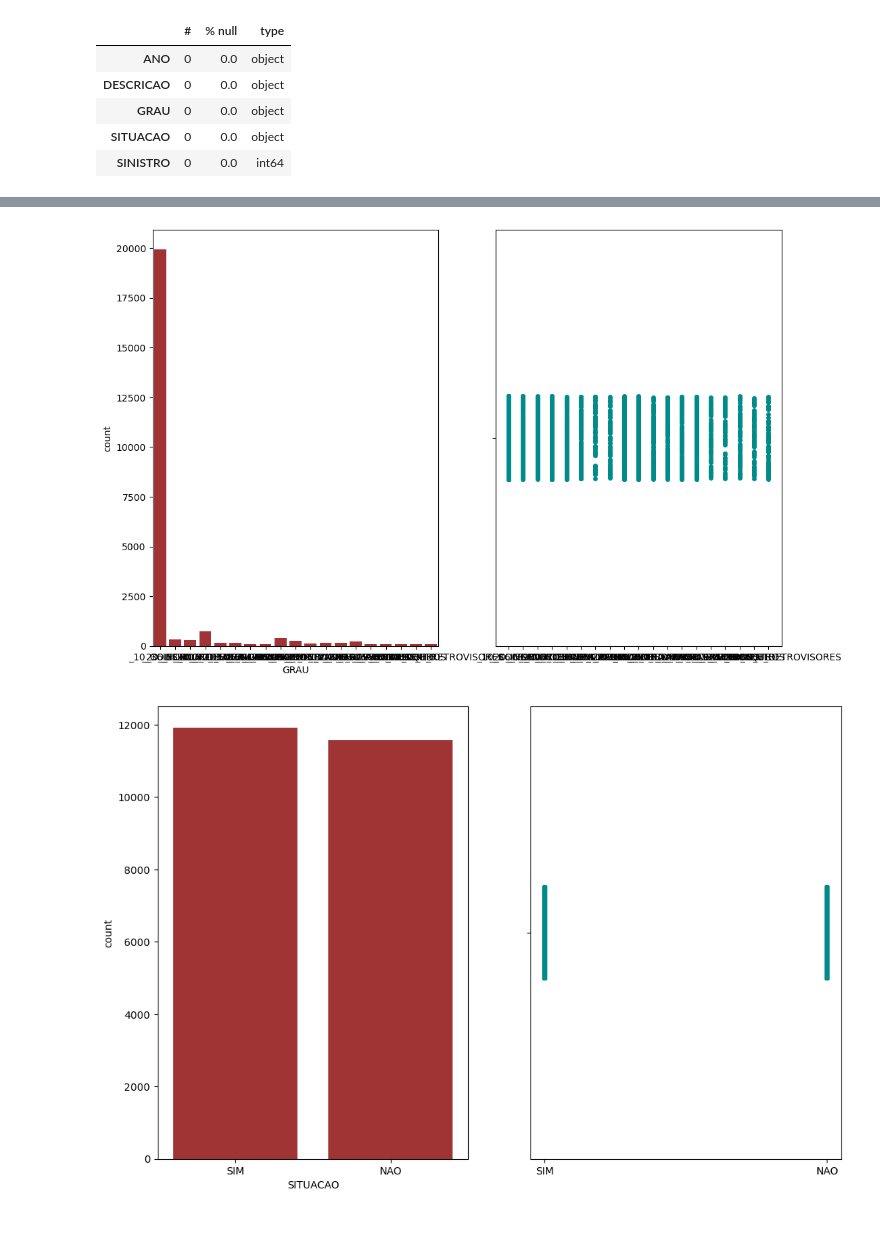
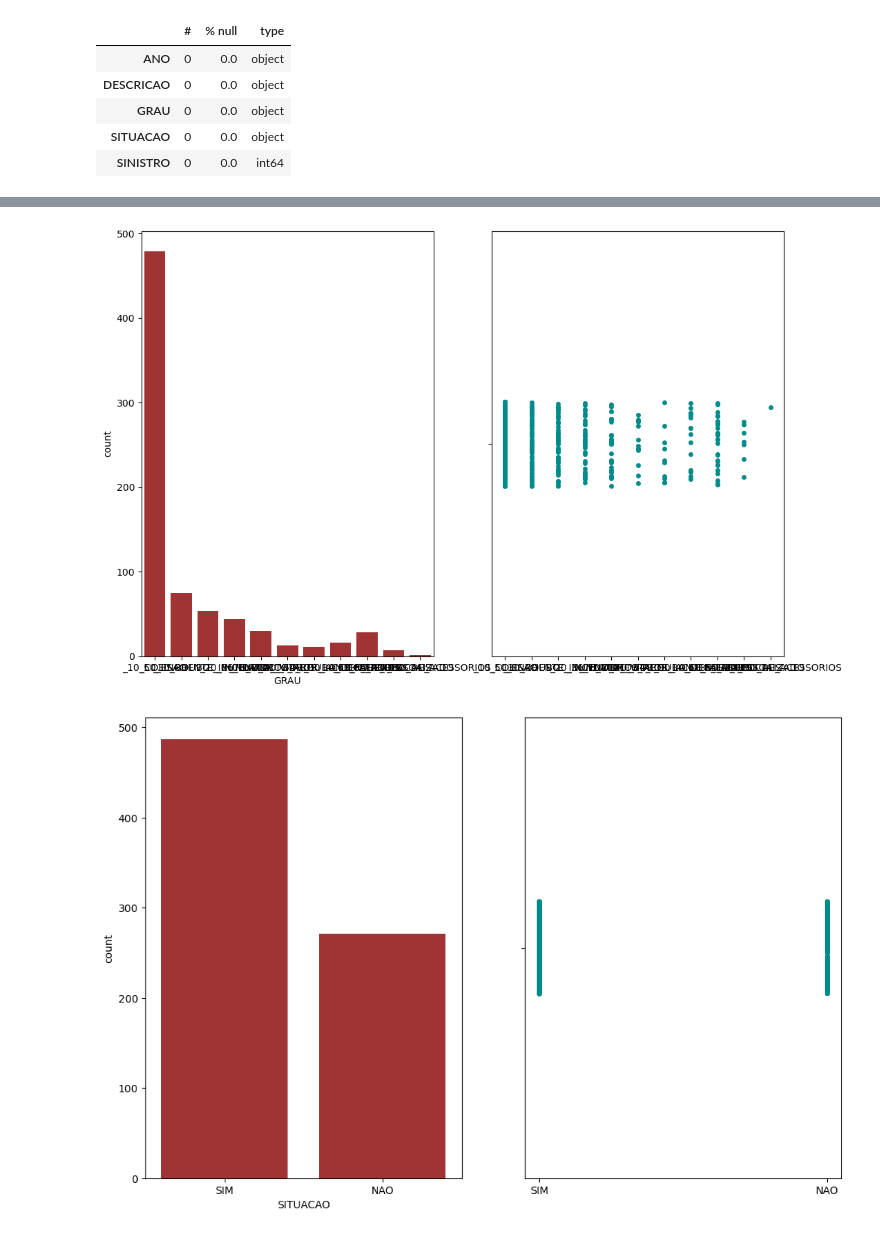
Before and after one commit to renatodias08/pipelineRessarcimento, a Jupyter notebook: jupyter/notebooks/ImportMongoRessarcimento.ipynb, the cells around one changed output, grey strips where cells are left out. Saved outputs shown, nothing was run; the diff lists cells and outputs as text; code cells hidden in the pictures.

Commit message:
update import mongo

```diff
--- a/jupyter/notebooks/ImportMongoRessarcimento.ipynb
+++ b/jupyter/notebooks/ImportMongoRessarcimento.ipynb
@@ -98,0 +104,9 @@ query =   list ( collection.find( filters , fields ) )   #  Hide _id in reply
+# %%
+fields = { '_id' : 0,
+          'dataConsumer' : 1
+            , 'requestChassiRessarcimento.chassiRessarcimento.operacao': 2
+            , 'ressarcimentoNLP.ressarcivel': 1
+            , 'requestChassiRessarcimento.chassiRessarcimento.atributosSinistro.ano': 1
+            , 'requestChassiRessarcimento.chassiRessarcimento.atributosMotorDeRegra.descricaoAvisoSinistro': 1
+            , 'requestChassiRessarcimento.chassiRessarcimento.atributosMotorDeRegra.naturezaSinistro': 1
+         }
@@ -98,0 +115,12 @@ query =   list ( collection.find( filters , fields ) )   #  Hide _id in reply
+# %%
+from datetime import datetime
+
+filters = {
+     'requestChassiRessarcimento.chassiRessarcimento.operacao': {'$in': ['CADASTRAR']},
+     'requestChassiRessarcimento.chassiRessarcimento.atributosSinistro.ano': {'$in': ['2023']},
+     'ressarcimentoNLP.ressarcivel': {'$in': ['SIM', 'NAO']}
+
+}
+query = list(collection.find( filters , fields ).sort('_id', -1).limit(10000))
+count = len(query)
+count
@@ -99,9 +129,7 @@ query =   list ( collection.find( filters , fields ) )   #  Hide _id in reply
 # %% [markdown]
 ### Análise Exploratória e Limpeza
 # %%
-#datapoints = list ( collection.find( {'dataConsumer' : "2023_06_12_14_43_26"} ))
-datapoints = list ( collection.find())
-df = pd.json_normalize(datapoints)
-#df.head()
-df.columns
+#datapoints = list (  collection.find().limit(1) )
+df = pd.json_normalize(query)
+df.head()
 # %% [output]
@@ -145,0 +176,3 @@ df_subset
+# %%
+df_subset = df_subset.drop_duplicates()
+df_subset.count()
@@ -259,8 +387,8 @@ df_subset2
 # %%
-plot_num(df_subset2, 'GRAU')
+plot_num(df_sinisitro, 'GRAU')
 # %% [output]
-[figure, old version]
+[figure, new version]
 # %%
-plot_num(df_subset2, 'SITUACAO')
+plot_num(df_sinisitro, 'SITUACAO')
 # %% [output]
-[figure, old version]
+[figure, new version]
```
Also changed, not shown: parts of 28 cells of this notebook, 2 other files.
